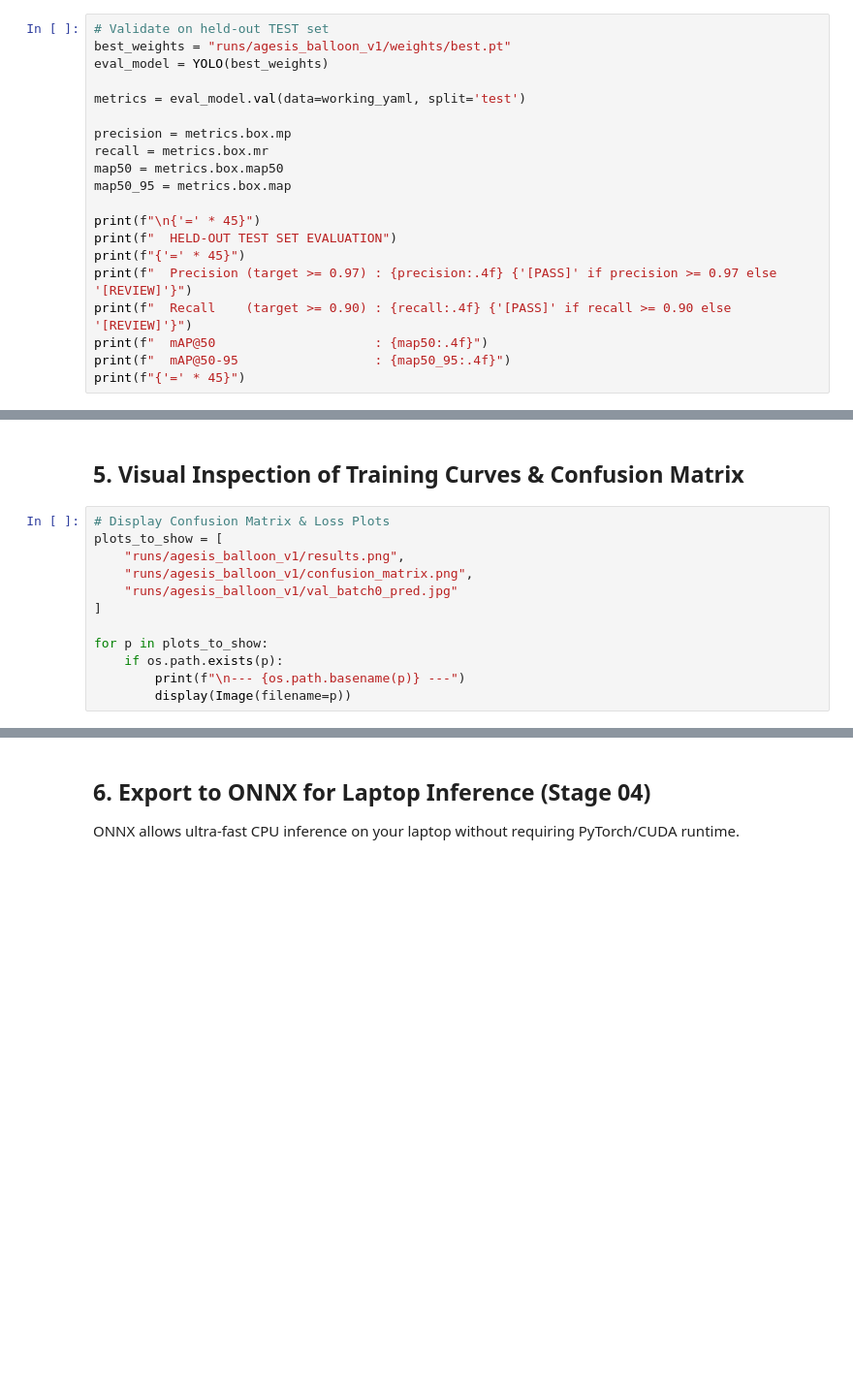
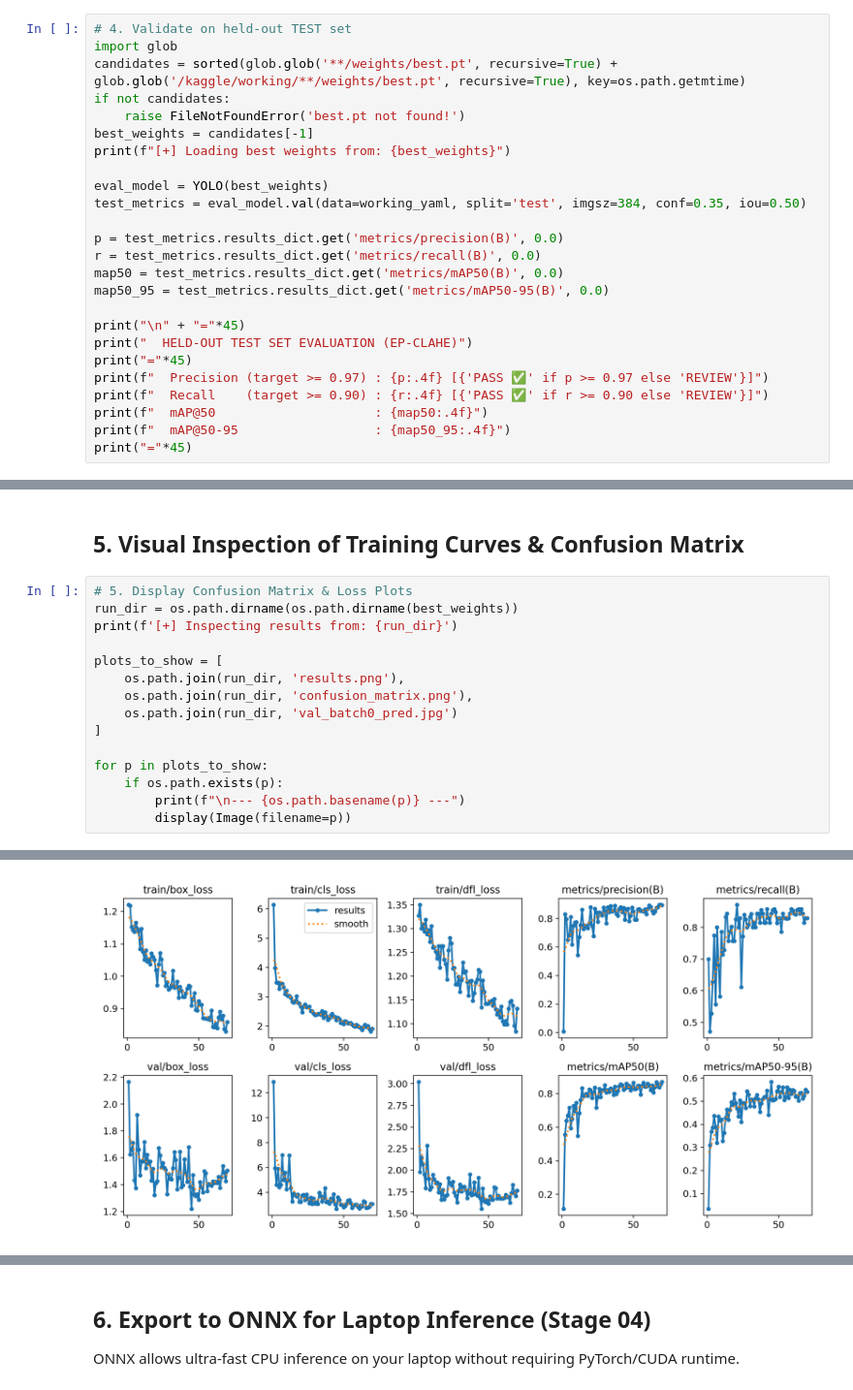
Before and after one commit to Pranshmish/Agesis-EYE, a Jupyter notebook: Model Training/train_balloon_detector.ipynb, the cells around one changed output, grey strips where cells are left out. Shown at 97% size. Cells and saved outputs as stored; diff of their text form; blank space fills up the shorter version.

```diff
--- a/Model Training/train_balloon_detector.ipynb
+++ b/Model Training/train_balloon_detector.ipynb
@@ -168,22 +210,27 @@ print("\n[+] Training finished successfully!")
 
 Stage 03 Rule: **Judge solely by the held-out test split, never training metrics.**
 # %%
-# Validate on held-out TEST set
-best_weights = "runs/agesis_balloon_v1/weights/best.pt"
+# 4. Validate on held-out TEST set
+import glob
+candidates = sorted(glob.glob('**/weights/best.pt', recursive=True) + glob.glob('/kaggle/working/**/weights/best.pt', recursive=True), key=os.path.getmtime)
+if not candidates:
+    raise FileNotFoundError('best.pt not found!')
+best_weights = candidates[-1]
+print(f"[+] Loading best weights from: {best_weights}")
+
 eval_model = YOLO(best_weights)
+test_metrics = eval_model.val(data=working_yaml, split='test', imgsz=384, conf=0.35, iou=0.50)
 
-metrics = eval_model.val(data=working_yaml, split='test')
+p = test_metrics.results_dict.get('metrics/precision(B)', 0.0)
+r = test_metrics.results_dict.get('metrics/recall(B)', 0.0)
+map50 = test_metrics.results_dict.get('metrics/mAP50(B)', 0.0)
+map50_95 = test_metrics.results_dict.get('metrics/mAP50-95(B)', 0.0)
 
-precision = metrics.box.mp
-recall = metrics.box.mr
-map50 = metrics.box.map50
-map50_95 = metrics.box.map
-
-print(f"\n{'=' * 45}")
-print(f"  HELD-OUT TEST SET EVALUATION")
-print(f"{'=' * 45}")
-print(f"  Precision (target >= 0.97) : {precision:.4f} {'[PASS]' if precision >= 0.97 else '[REVIEW]'}")
-print(f"  Recall    (target >= 0.90) : {recall:.4f} {'[PASS]' if recall >= 0.90 else '[REVIEW]'}")
+print("\n" + "="*45)
+print("  HELD-OUT TEST SET EVALUATION (EP-CLAHE)")
+print("="*45)
+print(f"  Precision (target >= 0.97) : {p:.4f} [{'PASS ✅' if p >= 0.97 else 'REVIEW'}]")
+print(f"  Recall    (target >= 0.90) : {r:.4f} [{'PASS ✅' if r >= 0.90 else 'REVIEW'}]")
 print(f"  mAP@50                     : {map50:.4f}")
 print(f"  mAP@50-95                  : {map50_95:.4f}")
-print(f"{'=' * 45}")
+print("="*45)
@@ -190,14 +257,18 @@ print(f"{'=' * 45}")
 # %% [markdown]
 ## 5. Visual Inspection of Training Curves & Confusion Matrix
 # %%
-# Display Confusion Matrix & Loss Plots
+# 5. Display Confusion Matrix & Loss Plots
+run_dir = os.path.dirname(os.path.dirname(best_weights))
+print(f'[+] Inspecting results from: {run_dir}')
+
 plots_to_show = [
-    "runs/agesis_balloon_v1/results.png",
-    "runs/agesis_balloon_v1/confusion_matrix.png",
-    "runs/agesis_balloon_v1/val_batch0_pred.jpg"
+    os.path.join(run_dir, 'results.png'),
+    os.path.join(run_dir, 'confusion_matrix.png'),
+    os.path.join(run_dir, 'val_batch0_pred.jpg')
 ]
 
 for p in plots_to_show:
     if os.path.exists(p):
         print(f"\n--- {os.path.basename(p)} ---")
         display(Image(filename=p))
+# %% [output]
@@ -203,0 +278 @@ for p in plots_to_show:
+[figure, added]
```
Also changed, not shown: parts of 11 cells of this notebook, 11 other files.
